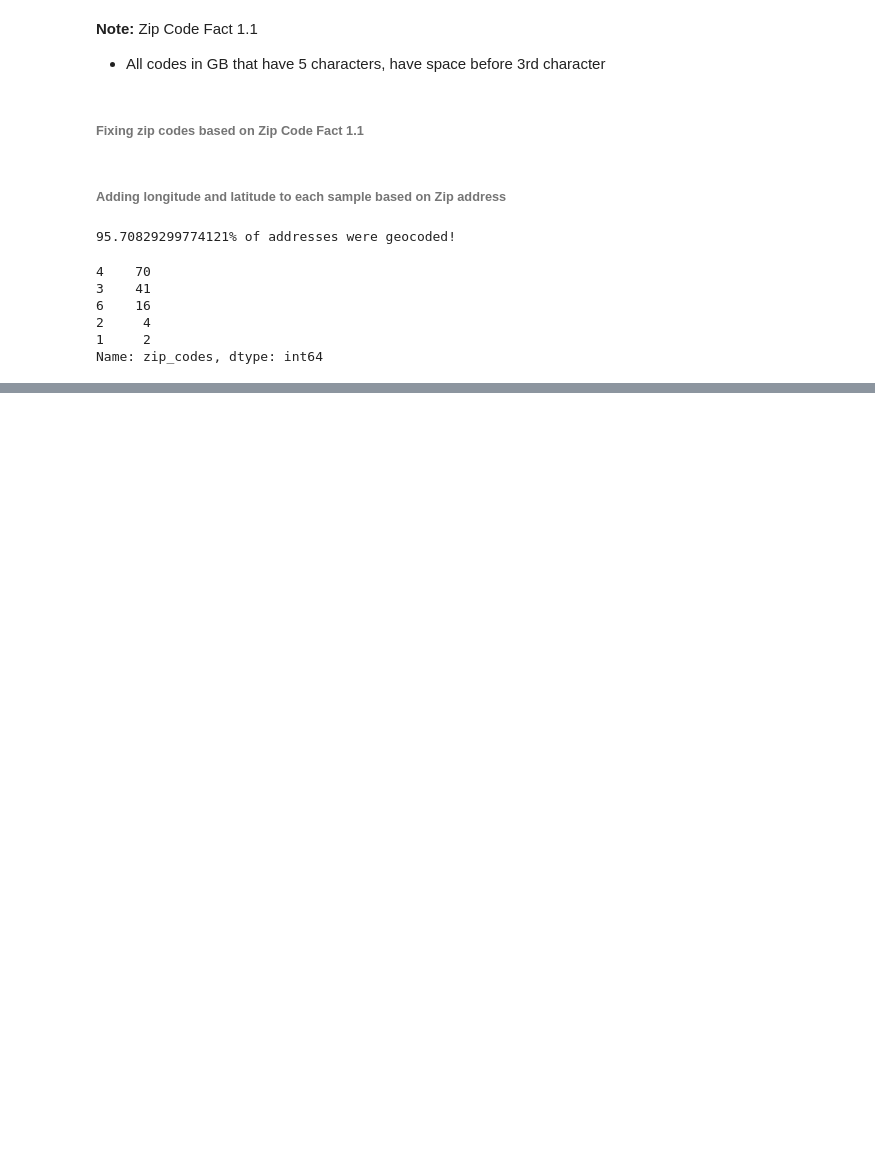
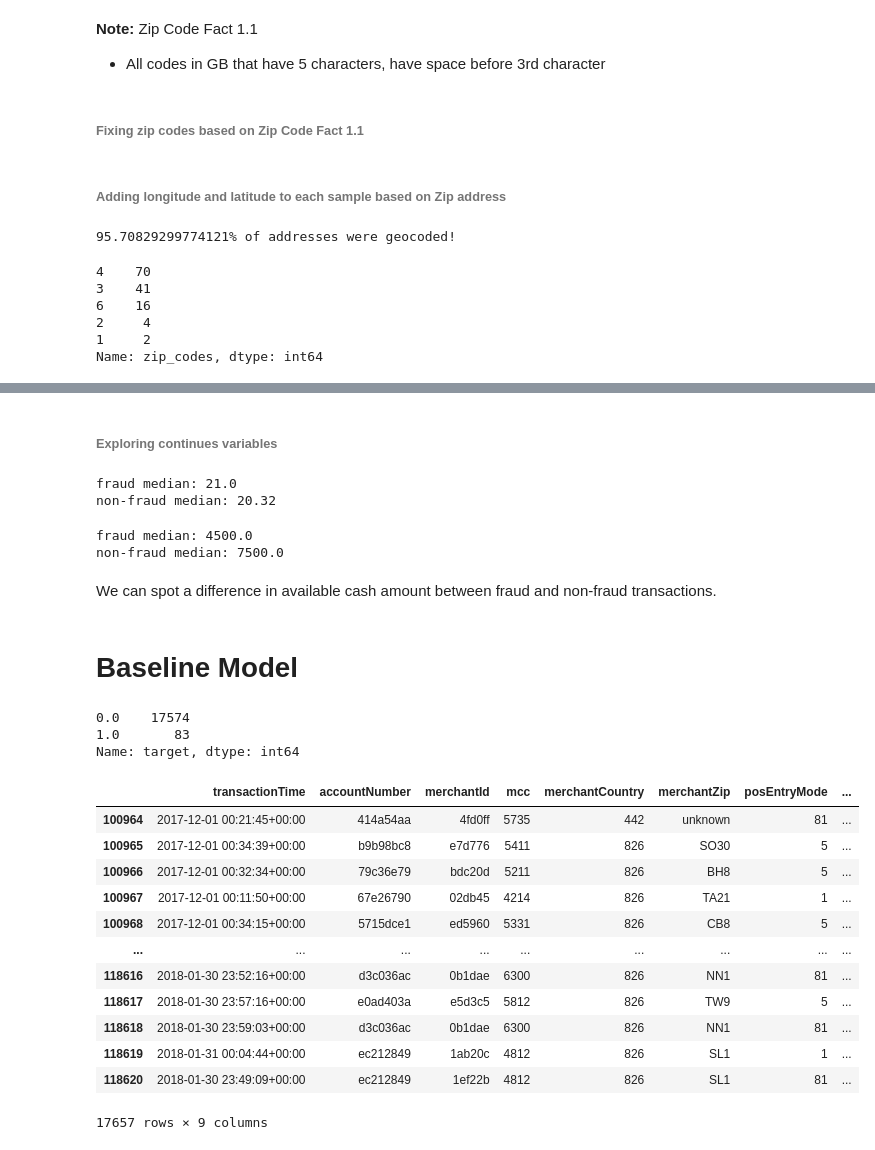
Before and after one commit to LeonMilosevic/fraud_homework_redo, a Jupyter notebook: fraud_homework_redo.ipynb, the cells around one changed output, grey strips where cells are left out. Cells and saved outputs as stored; diff of their text form; code cells hidden in the pictures; blank space fills up the shorter version.

```diff
--- a/fraud_homework_redo.ipynb
+++ b/fraud_homework_redo.ipynb
@@ -300,0 +358,16 @@ train_data = pd.merge(left=train_data, right=gb_zip_codes, how="outer", left_on=
+# %% [markdown]
+###### Exploring continues variables
+# %%
+print(f"fraud median: {train_data[train_data['target'] == 1]['transactionAmount'].median()}")
+print(f"non-fraud median: {train_data[train_data['target'] == 0]['transactionAmount'].median()}")
+# %% [output]
+fraud median: 21.0
+non-fraud median: 20.32
+# %%
+print(f"fraud median: {train_data[train_data['target'] == 1]['availableCash'].median()}")
+print(f"non-fraud median: {train_data[train_data['target'] == 0]['availableCash'].median()}")
+# %% [output]
+fraud median: 4500.0
+non-fraud median: 7500.0
+# %% [markdown]
+We can spot a difference in available cash amount between fraud and non-fraud transactions.
@@ -300,0 +380,30 @@ train_data = pd.merge(left=train_data, right=gb_zip_codes, how="outer", left_on=
+# %% [markdown]
+# Baseline Model
+# %%
+x_train = data[data['transactionTime'] < '2017-12-01'].drop(['reportedTime', 'target', 'eventId'], axis=1).fillna('unknown')
+y_train = data[data['transactionTime'] < '2017-12-01']['target']
+
+x_valid = data[data['transactionTime'] > '2017-12-01'].drop(['reportedTime', 'target', 'eventId'], axis=1).fillna('unknown')
+y_valid = data[data['transactionTime'] > '2017-12-01']['target']
+# %%
+y_valid.value_counts()
+# %% [output]
+0.0    17574
+1.0       83
+Name: target, dtype: int64
+# %%
+x_valid
+# %% [output]
+|  | transactionTime | accountNumber | merchantId | mcc | merchantCountry | merchantZip | posEntryMode | ... |
+| 100964 | 2017-12-01 00:21:45+00:00 | 414a54aa | 4fd0ff | 5735 | 442 | unknown | 81 | ... |
+| 100965 | 2017-12-01 00:34:39+00:00 | b9b98bc8 | e7d776 | 5411 | 826 | SO30 | 5 | ... |
+| 100966 | 2017-12-01 00:32:34+00:00 | 79c36e79 | bdc20d | 5211 | 826 | BH8 | 5 | ... |
+| 100967 | 2017-12-01 00:11:50+00:00 | 67e26790 | 02db45 | 4214 | 826 | TA21 | 1 | ... |
+| 100968 | 2017-12-01 00:34:15+00:00 | 5715dce1 | ed5960 | 5331 | 826 | CB8 | 5 | ... |
+| ... | ... | ... | ... | ... | ... | ... | ... | ... |
+| 118616 | 2018-01-30 23:52:16+00:00 | d3c036ac | 0b1dae | 6300 | 826 | NN1 | 81 | ... |
+| 118617 | 2018-01-30 23:57:16+00:00 | e0ad403a | e5d3c5 | 5812 | 826 | TW9 | 5 | ... |
+| 118618 | 2018-01-30 23:59:03+00:00 | d3c036ac | 0b1dae | 6300 | 826 | NN1 | 81 | ... |
+| 118619 | 2018-01-31 00:04:44+00:00 | ec212849 | 1ab20c | 4812 | 826 | SL1 | 1 | ... |
+| 118620 | 2018-01-30 23:49:09+00:00 | ec212849 | 1ef22b | 4812 | 826 | SL1 | 81 | ... |
+17657 rows × 9 columns
```
Also changed, not shown: parts of 25 cells of this notebook.
